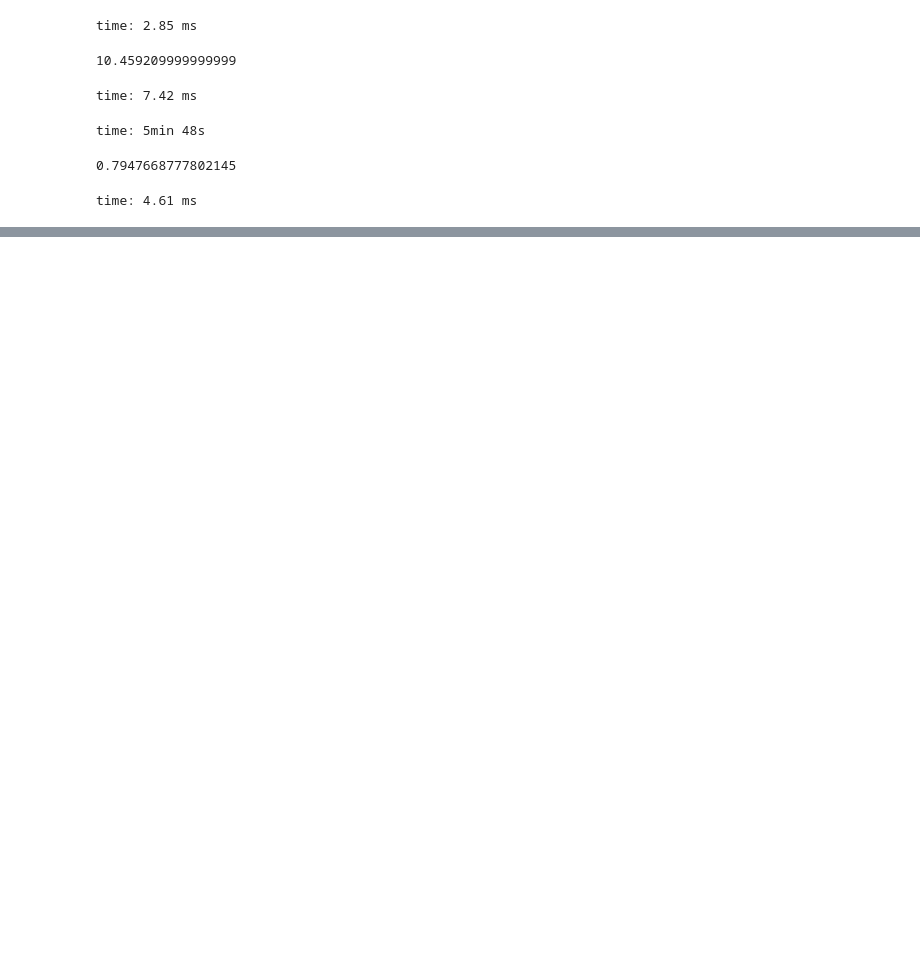
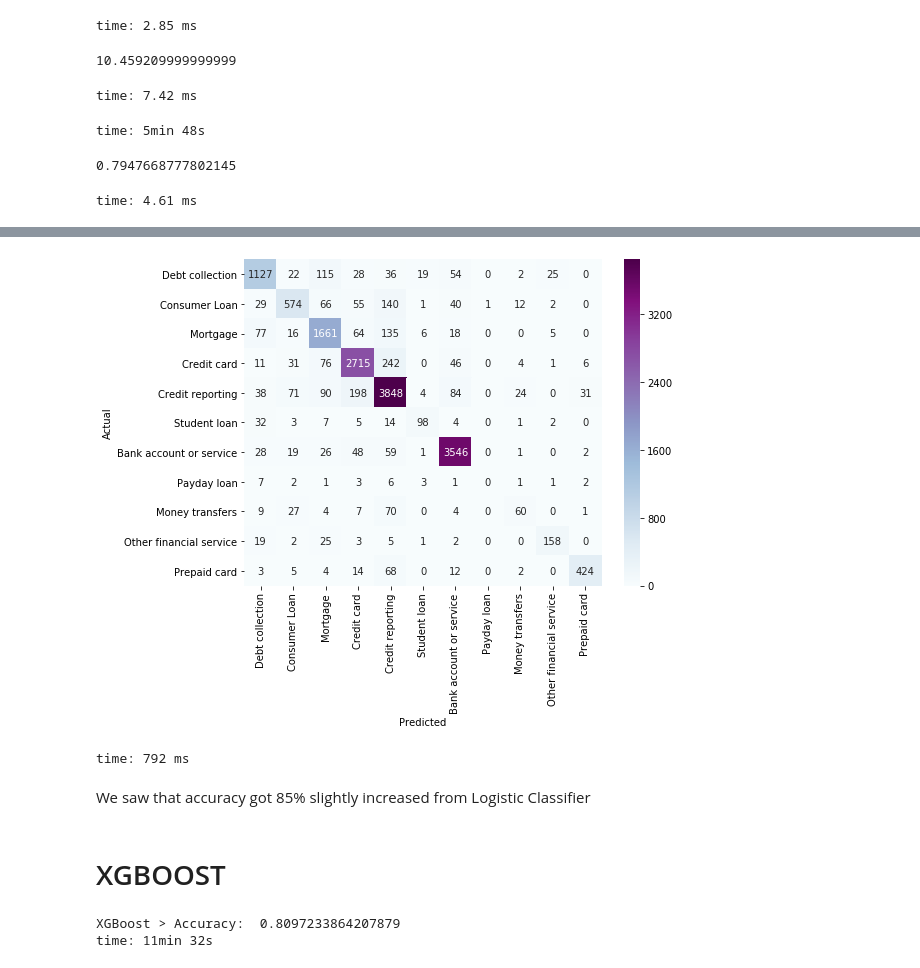
Before and after one commit to richachoudhary/consumer-complaints-classification, a Jupyter notebook: main.ipynb, the cells around one changed output, grey strips where cells are left out. Saved outputs shown, nothing was run; the diff lists cells and outputs as text; code cells hidden in the pictures; blank space fills up the shorter version.

Commit message:
xgboost added

```diff
--- a/main.ipynb
+++ b/main.ipynb
@@ -474,0 +579,6 @@ time: 59.4 s
+# %%
+from sklearn.svm import LinearSVC
+svc_model = LinearSVC()
+svc_params = {'C':[0.01,0.1, 1, 10, 100, 1000]}
+grid_svc = GridSearchCV(estimator=svc_model,param_grid=svc_params,cv=5,n_jobs=-1)
+grid_svc.fit(X_train_tfidf,train_y)
@@ -474,0 +604,3 @@ time: 59.4 s
+# %%
+final_svc = LinearSVC(C=1)
+final_svc.fit(X_train_tfidf,train_y)
@@ -474,0 +613,4 @@ time: 59.4 s
+# %%
+final_svc_predict = final_svc.predict(X_new_tfidf)
+svc_accuracy = metrics.accuracy_score(final_svc_predict, valid_y)
+print ("SVC > Accuracy: ", svc_accuracy)
@@ -474,0 +642,24 @@ time: 59.4 s
+# %%
+conf_mat = confusion_matrix(valid_y, final_svc_predict)
+fig, ax = plt.subplots(figsize=(8,6))
+sns.heatmap(conf_mat, annot=True, fmt="d", cmap="BuPu",xticklabels=df1['product'].unique(),yticklabels=df1['product'].unique())
+plt.ylabel('Actual')
+plt.xlabel('Predicted')
+plt.show()
+# %% [output]
+[figure, added]
+time: 792 ms
+# %% [markdown]
+We saw that accuracy got 85% slightly increased from Logistic Classifier
+# %% [markdown]
+# XGBOOST
+# %%
+from xgboost import XGBClassifier
+xgb_model = XGBClassifier()
+xgb_model.fit(X_train_tfidf, train_y)
+xgb_predict = xgb_model.predict(X_new_tfidf)
+xgb_accuracy = metrics.accuracy_score(xgb_predict, valid_y)
+print ("XGBoost > Accuracy: ", xgb_accuracy)
+# %% [output]
+XGBoost > Accuracy:  0.8097233864207879
+time: 11min 32s
```
Also changed, not shown: parts of 22 cells of this notebook.
